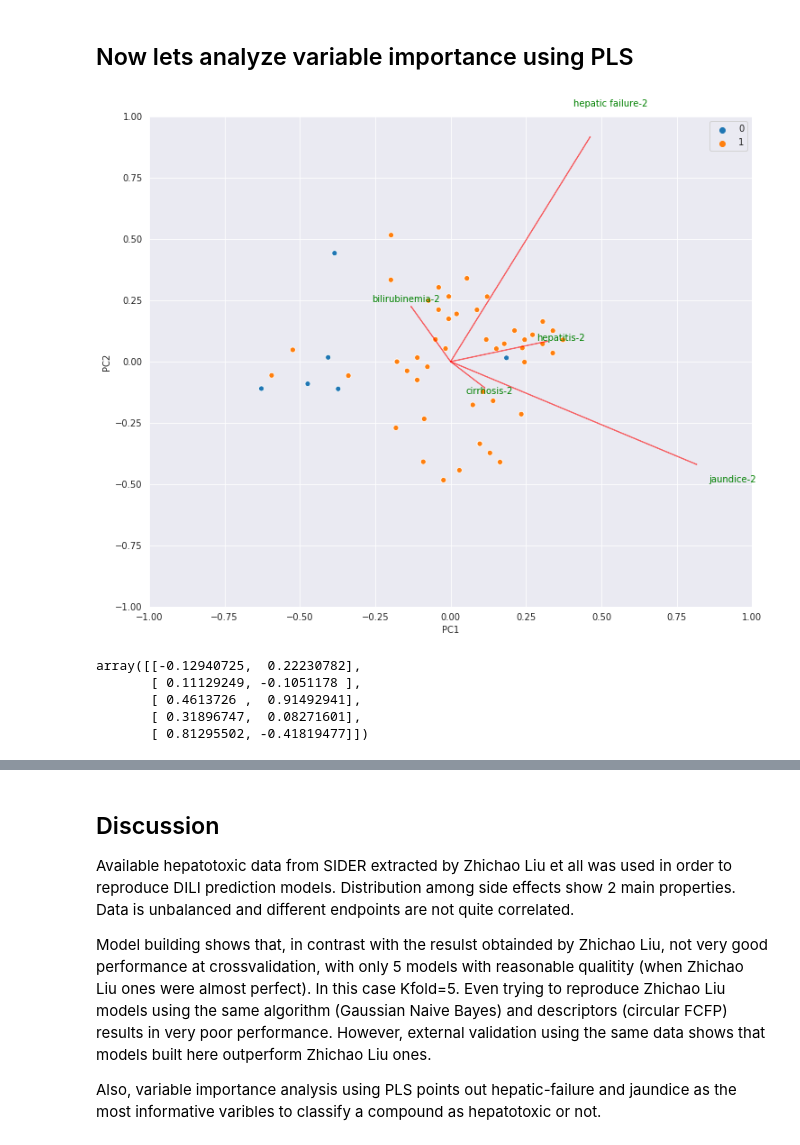
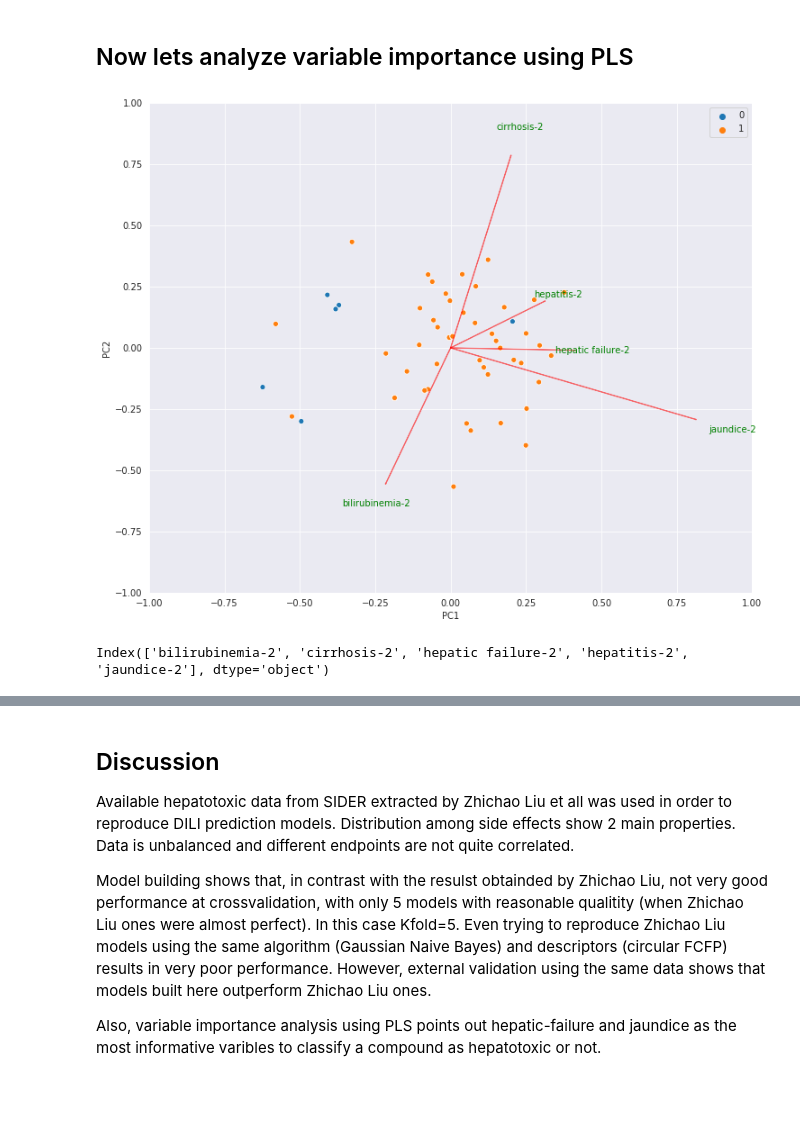
Before and after one commit to josecarlosgomezt/DILI_clinical_models, a Jupyter notebook: TONG_article_modeling.ipynb, the cells around one changed output, grey strips where cells are left out. Cells and saved outputs as stored; diff of their text form; code cells hidden in the pictures; blank space fills up the shorter version.

```diff
--- a/TONG_article_modeling.ipynb
+++ b/TONG_article_modeling.ipynb
@@ -414,0 +317,4 @@ Spec:  1.0
+# %%
+# Get prediction of a set of compounds for a given list of models. Endpoint and version column names
+# needed. Returns a dataframe with predictions for each endpoint as columns
+pred_ltkb = get_predictions(model_list, 'ltkb_val.sdf', 'Endpoint', 'version')
@@ -414,0 +386,11 @@ Spec:  1.0
+# %%
+ltkb_consensus = get_consensus(pred_ltkb)
+# %%
+# Create a new dataframe with consensus predictions and experimental values
+ltkb_results = pd.DataFrame()
+ltkb_results['ltkb'] = ltkb_val['DILI positive/negative as observed'].astype(np.int)
+ltkb_results['pred'] = ltkb_consensus
+print('Total number of predictions: ', len(ltkb_results))
+# Discard compounds out of the AD
+ad_in = ltkb_results[ltkb_results['pred'] != 2]
+print('Number of preditions in the applicability domain: ', len(ad_in))
@@ -428,12 +659,26 @@ proyection = pls.fit_transform(X=X,y=Y)
 # %%
 '''Loadings plot. Addapted from PCA plotting code snippet found in StackOverflow'''
-def myplot(score, coeff, labels=None):
+def create_loadings_plot(score, coeff, coeff_y, labels, color=None, source=None):
+    plt.figure(figsize=(12,10))
+    plt.xlim(-1,1)
+    plt.ylim(-1,1)
+    plt.xlabel("PC{}".format(1))
+    plt.ylabel("PC{}".format(2))
+    plt.grid()
+
+    #Call the function. Use only the 2 PCs.
+
+
     xs = score[:,0]
     ys = score[:,1]
     n = coeff.shape[0]
     scalex = 1.0/(xs.max() - xs.min())
     scaley = 1.0/(ys.max() - ys.min())
-    sns.scatterplot(xs * scalex,ys * scaley, hue=Y)
+    fig = sns.scatterplot(xs * scalex,ys * scaley, hue=source )
+    fig = plt.scatter([coeff_y[0]], [coeff_y[1]], c='black', s=20)
+    plt.text(coeff_y[0] * 1.15, coeff_y[1] * 1.15, "Y-loadings",
+                     color='red', ha='center', va='center')
+
     for i in range(n):
         plt.arrow(0, 0, coeff[i,0], coeff[i,1],color = 'r',alpha = 0.5)
         if labels is None:
@@ -442,24 +687,21 @@ def myplot(score, coeff, labels=None):
         else:
             plt.text(coeff[i,0]* 1.15, coeff[i,1] * 1.15, labels[i],
                      color='g', ha='center', va ='center')
+    return
-# %%
-plt.figure(figsize=(12,10))
-plt.xlim(-1,1)
-plt.ylim(-1,1)
-plt.xlabel("PC{}".format(1))
-plt.ylabel("PC{}".format(2))
-plt.grid()
-
-#Call the function. Use only the 2 PCs.
-myplot(proyection[0][:,0:2],(pls.x_loadings_), frame_pred.columns)
-plt.show()
-# %% [output]
-[figure, removed]
-# %%
-(pls.x_loadings_)
-# %% [output]
-array([[-0.12940725,  0.22230782],
-       [ 0.11129249, -0.1051178 ],
-       [ 0.4613726 ,  0.91492941],
-       [ 0.31896747,  0.08271601],
-       [ 0.81295502, -0.41819477]])
+# %%
+# LTKB loadings plot
+X = pred_ltkb.values
+Y = ltkb_results['ltkb'].values
+pls = PLSRegression(n_components=2)
+projection = pls.fit_transform(X=X,y=Y)
+score = projection[0][:, 0:2]
+coeff = pls.x_loadings_
+labels = pred_ltkb.columns
+create_loadings_plot(score, coeff, labels)
+ltkb_pls_coef = pls.coef_
+# %% [output]
+[figure, added]
+# %%
+labels
+# %% [output]
+Index(['bilirubinemia-2', 'cirrhosis-2', 'hepatic failure-2', 'hepatitis-2', 'jaundice-2'], dtype='object')
```
Also changed, not shown: parts of 122 cells of this notebook.
